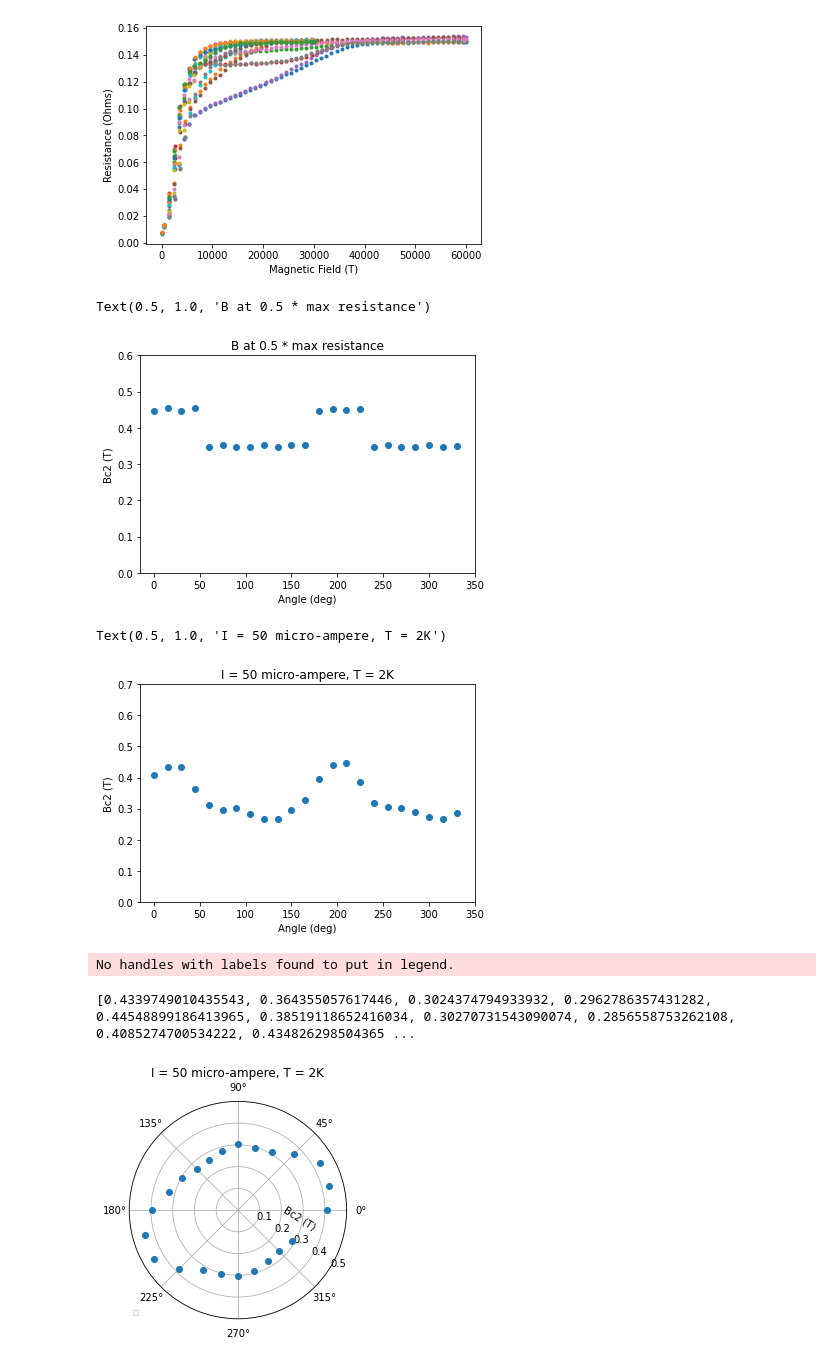
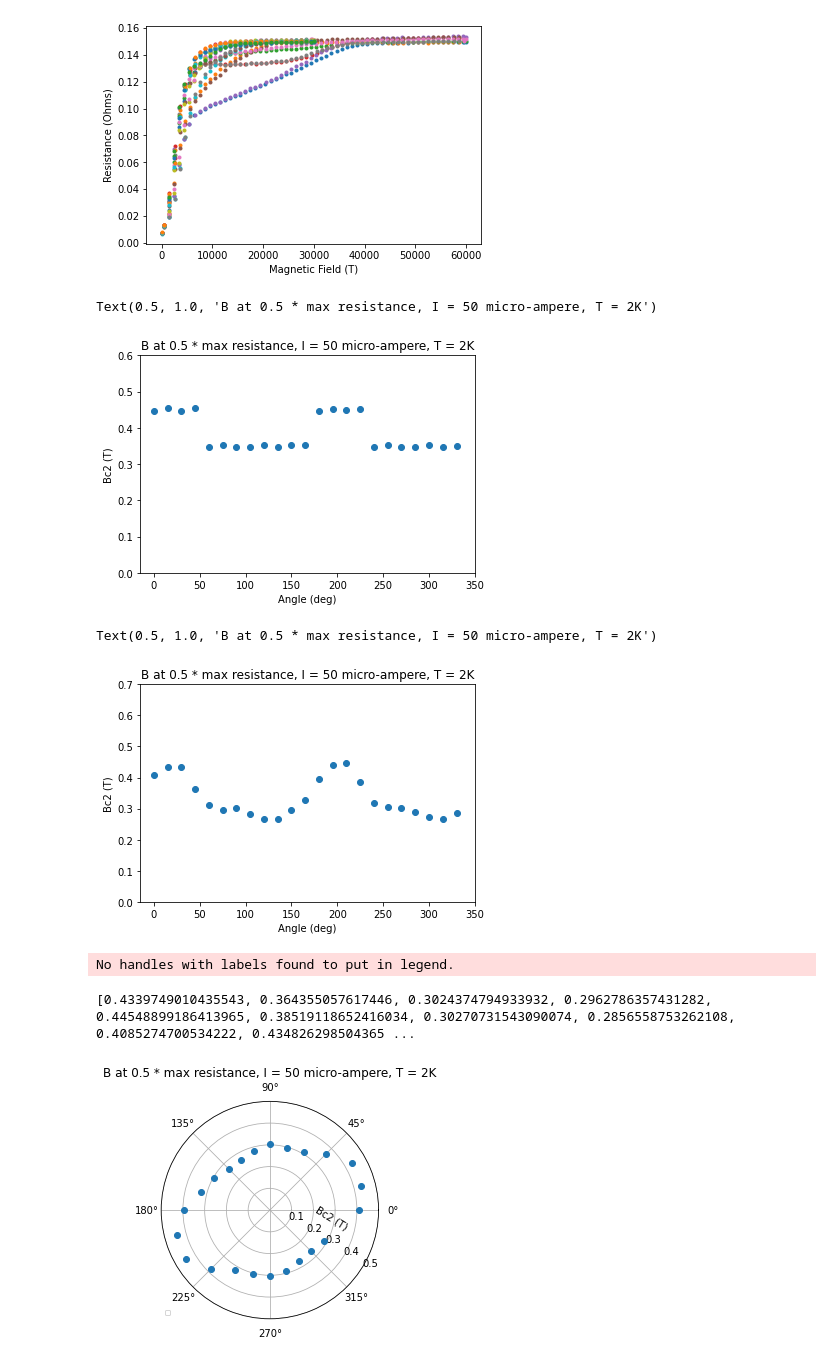
Before and after one commit to DerkNiessink/research-practicum, a Jupyter notebook: research.ipynb, the cells around one changed output. Cells and saved outputs as stored; diff of their text form; code cells hidden in the pictures.

```diff
--- a/research.ipynb
+++ b/research.ipynb
@@ -261,10 +242,10 @@ plt.xlabel("Angle (deg)")
 plt.ylabel("Bc2 (T)")
 plt.xlim(-15, 350)
 plt.ylim(0,0.6)
-plt.title("B at 0.5 * max resistance")
+plt.title("B at 0.5 * max resistance, I = 50 micro-ampere, T = 2K")
 # %% [output]
-Text(0.5, 1.0, 'B at 0.5 * max resistance')
+Text(0.5, 1.0, 'B at 0.5 * max resistance, I = 50 micro-ampere, T = 2K')
-[figure, old version]
+[figure, new version]
 # %%
 import numpy as np
 
@@ -322,30 +303,30 @@ plt.xlabel("Angle (deg)")
 plt.ylabel("Bc2 (T)")
 plt.xlim(-15, 350)
 plt.ylim(0, 0.7)
-plt.title("I = 50 micro-ampere, T = 2K")
+plt.title("B at 0.5 * max resistance, I = 50 micro-ampere, T = 2K")
 # %% [output]
-Text(0.5, 1.0, 'I = 50 micro-ampere, T = 2K')
+Text(0.5, 1.0, 'B at 0.5 * max resistance, I = 50 micro-ampere, T = 2K')
-[figure, old version]
+[figure, new version]
 # %%
 
 
 angles_rad = [angle / 180 * np.pi for angle in angles]
 
 
 fig, ax = plt.subplots(subplot_kw={'projection': 'polar'})
 ax.plot(angles_rad, bc2s, "o")
-ax.set_title("I = 50 micro-ampere, T = 2K")
+ax.set_title("B at 0.5 * max resistance, I = 50 micro-ampere, T = 2K")
 
 ax.legend(loc = "lower left", prop={"size": 7})
 ax.set_rlabel_position(-32)
 ax.set_rlim(0, 0.5)
 label_position=ax.get_rlabel_position()
 ax.text(np.radians(label_position+25),ax.get_rmax()*4/7,'Bc2 (T)', rotation=label_position,ha='center',va='center')
 ax.grid(True)
 print(bc2s)
 # %% [output]
 No handles with labels found to put in legend.
 [0.4339749010435543, 0.364355057617446, 0.3024374794933932, 0.2962786357431282, 0.44548899186413965, 0.38519118652416034, 0.30270731543090074, 0.2856558753262108, 0.4085274700534222, 0.434826298504365 ...
-[figure, old version]
+[figure, new version]
 # %%
 
```
Also changed, not shown: parts of 3 cells of this notebook.
